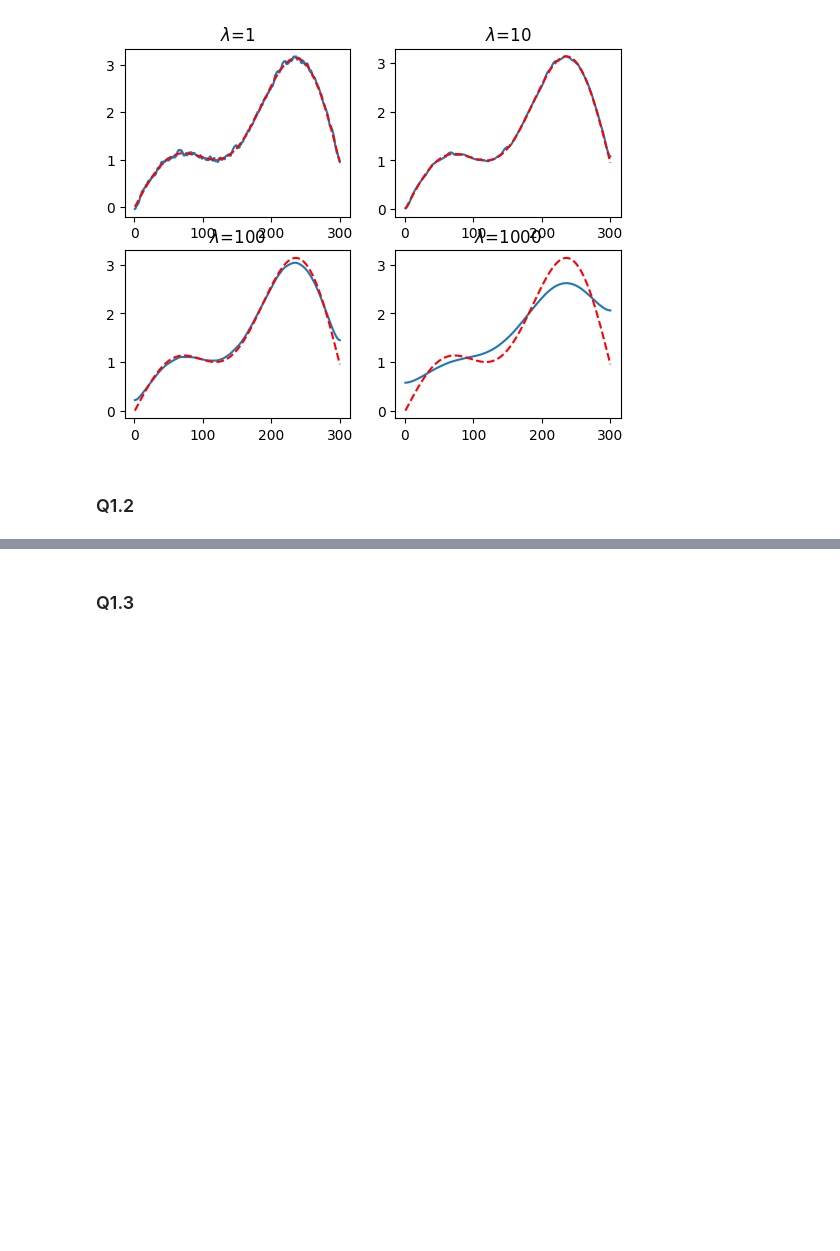
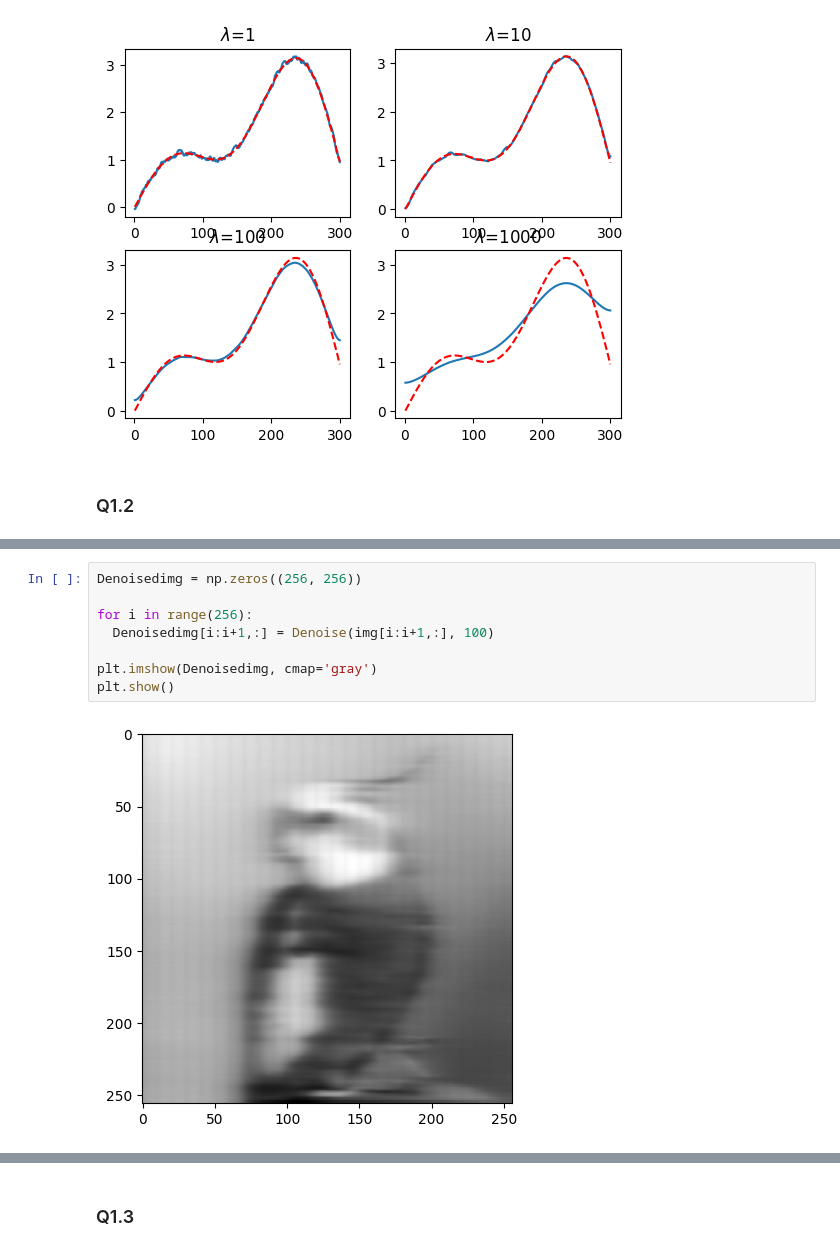
Before and after one commit to garfield-gray/Optimization, a Jupyter notebook: NonConvex/Data_Fitting_&_Denoising.ipynb, the cells around one changed output, grey strips where cells are left out. Cells and saved outputs as stored; diff of their text form; blank space fills up the shorter version.

```diff
--- a/NonConvex/Data_Fitting_&_Denoising.ipynb
+++ b/NonConvex/Data_Fitting_&_Denoising.ipynb
@@ -77,0 +96,10 @@ ax[1][1].title.set_text('$\lambda$=1000')
+# %%
+Denoisedimg = np.zeros((256, 256))
+
+for i in range(256):
+  Denoisedimg[i:i+1,:] = Denoise(img[i:i+1,:], 100)
+
+plt.imshow(Denoisedimg, cmap='gray')
+plt.show()
+# %% [output]
+[figure, added]
```
Also changed, not shown: parts of 13 cells of this notebook.
